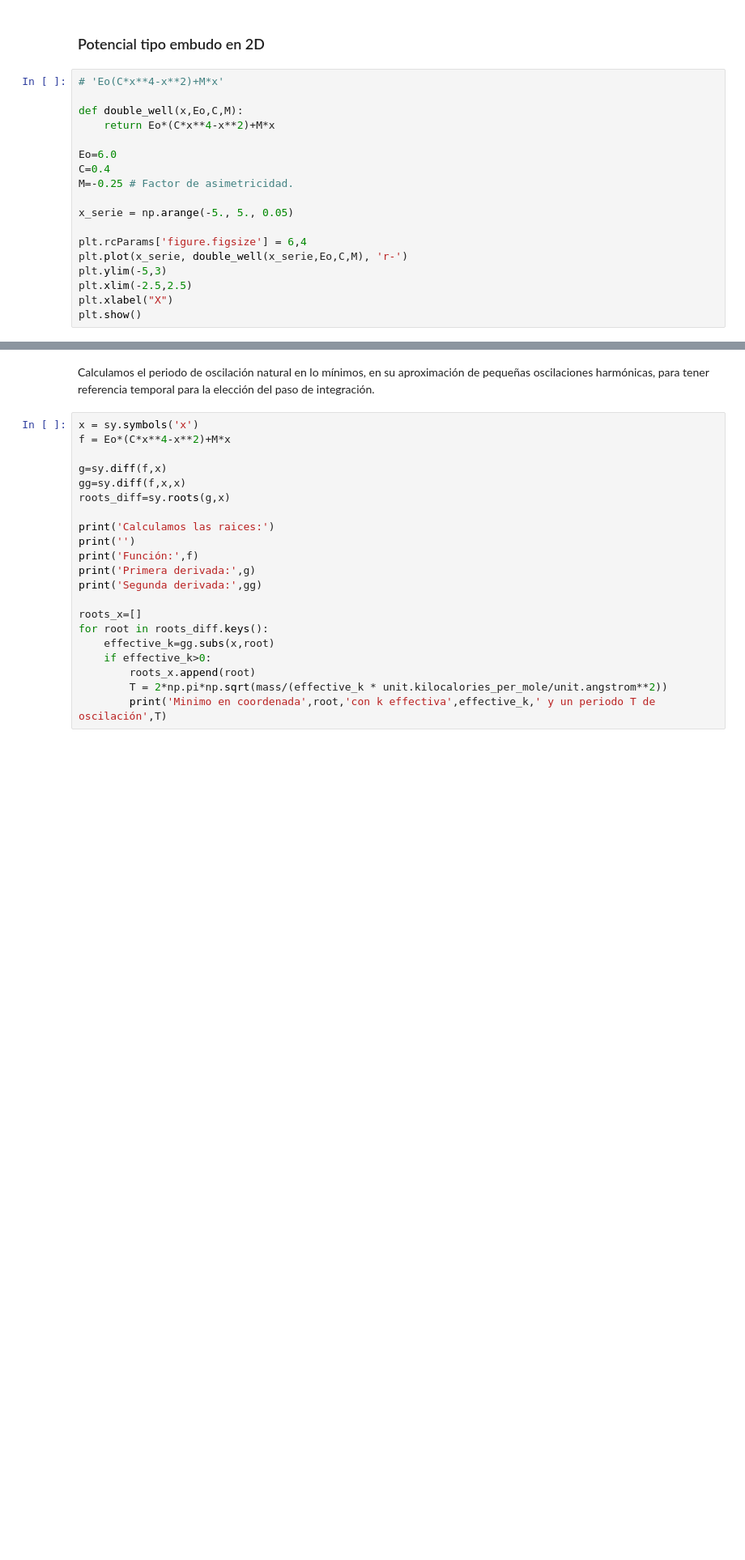
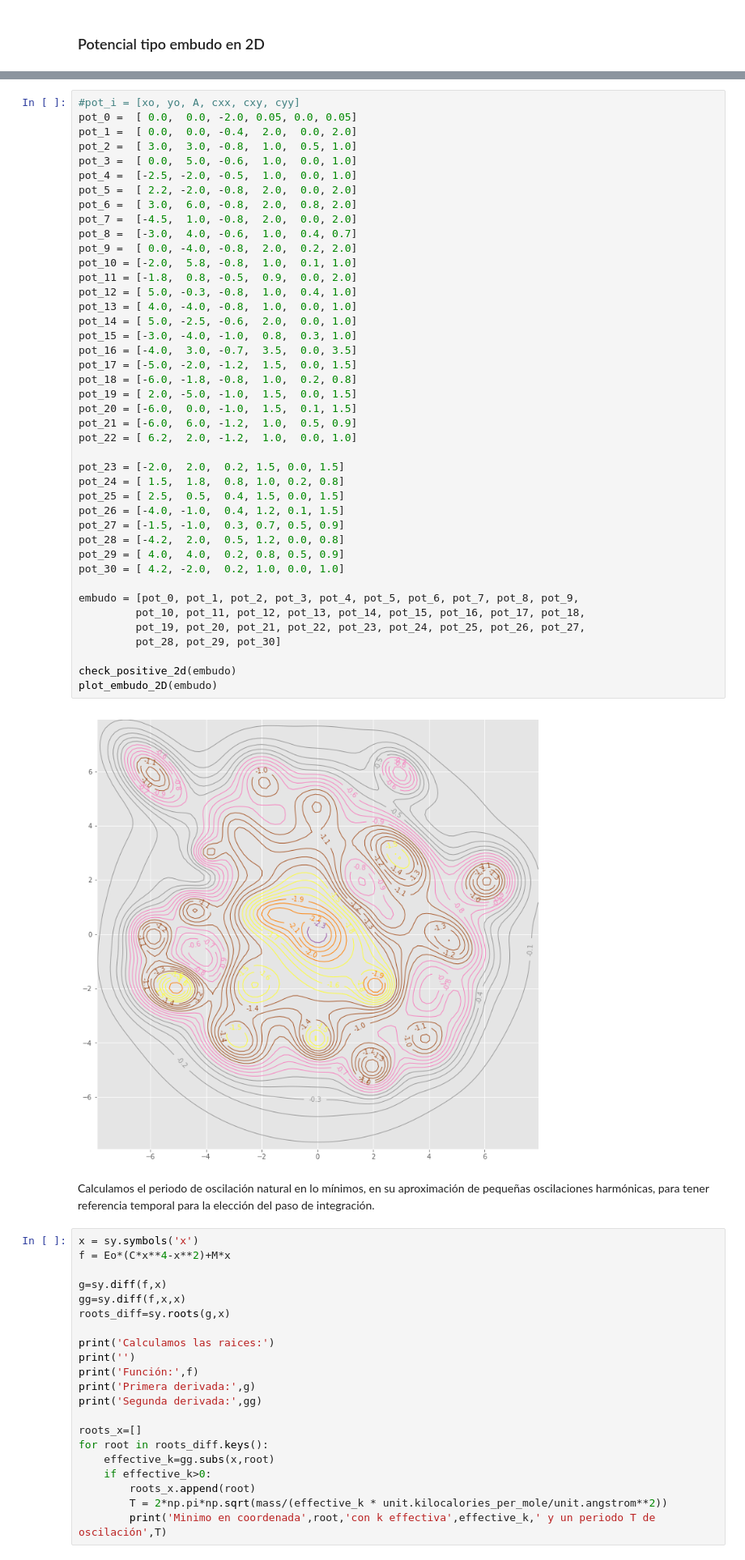
Before and after one commit to uibcdf/Academia, a Jupyter notebook: Dinámica_Molecular/Embudo_2D.ipynb, the cells around one changed output, grey strips where cells are left out. Shown at 81% size. Saved outputs shown, nothing was run; the diff lists cells and outputs as text; blank space fills up the shorter version.

Commit message:
primera estructura de Embudo_2D

```diff
--- a/Dinámica_Molecular/Embudo_2D.ipynb
+++ b/Dinámica_Molecular/Embudo_2D.ipynb
@@ -80,20 +50,2 @@ Minimo en coordenada 0 con k effectiva 100.000000000000  y un periodo T de oscil
 # %% [markdown]
 ### Potencial tipo embudo en 2D
-# %%
-# 'Eo(C*x**4-x**2)+M*x'
-
-def double_well(x,Eo,C,M):
-    return Eo*(C*x**4-x**2)+M*x
-
-Eo=6.0
-C=0.4
-M=-0.25 # Factor de asimetricidad.
-
-x_serie = np.arange(-5., 5., 0.05)
-
-plt.rcParams['figure.figsize'] = 6,4
-plt.plot(x_serie, double_well(x_serie,Eo,C,M), 'r-')
-plt.ylim(-5,3)
-plt.xlim(-2.5,2.5)
-plt.xlabel("X")
-plt.show()
@@ -100,3 +170,47 @@ plt.show()
+# %%
+#pot_i = [xo, yo, A, cxx, cxy, cyy]
+pot_0 =  [ 0.0,  0.0, -2.0, 0.05, 0.0, 0.05]
+pot_1 =  [ 0.0,  0.0, -0.4,  2.0,  0.0, 2.0]
+pot_2 =  [ 3.0,  3.0, -0.8,  1.0,  0.5, 1.0]
+pot_3 =  [ 0.0,  5.0, -0.6,  1.0,  0.0, 1.0]
+pot_4 =  [-2.5, -2.0, -0.5,  1.0,  0.0, 1.0]
+pot_5 =  [ 2.2, -2.0, -0.8,  2.0,  0.0, 2.0]
+pot_6 =  [ 3.0,  6.0, -0.8,  2.0,  0.8, 2.0]
+pot_7 =  [-4.5,  1.0, -0.8,  2.0,  0.0, 2.0]
+pot_8 =  [-3.0,  4.0, -0.6,  1.0,  0.4, 0.7]
+pot_9 =  [ 0.0, -4.0, -0.8,  2.0,  0.2, 2.0]
+pot_10 = [-2.0,  5.8, -0.8,  1.0,  0.1, 1.0]
+pot_11 = [-1.8,  0.8, -0.5,  0.9,  0.0, 2.0]
+pot_12 = [ 5.0, -0.3, -0.8,  1.0,  0.4, 1.0]
+pot_13 = [ 4.0, -4.0, -0.8,  1.0,  0.0, 1.0]
+pot_14 = [ 5.0, -2.5, -0.6,  2.0,  0.0, 1.0]
+pot_15 = [-3.0, -4.0, -1.0,  0.8,  0.3, 1.0]
+pot_16 = [-4.0,  3.0, -0.7,  3.5,  0.0, 3.5]
+pot_17 = [-5.0, -2.0, -1.2,  1.5,  0.0, 1.5]
+pot_18 = [-6.0, -1.8, -0.8,  1.0,  0.2, 0.8]
+pot_19 = [ 2.0, -5.0, -1.0,  1.5,  0.0, 1.5]
+pot_20 = [-6.0,  0.0, -1.0,  1.5,  0.1, 1.5]
+pot_21 = [-6.0,  6.0, -1.2,  1.0,  0.5, 0.9]
+pot_22 = [ 6.2,  2.0, -1.2,  1.0,  0.0, 1.0]
+
+pot_23 = [-2.0,  2.0,  0.2, 1.5, 0.0, 1.5]
+pot_24 = [ 1.5,  1.8,  0.8, 1.0, 0.2, 0.8]
+pot_25 = [ 2.5,  0.5,  0.4, 1.5, 0.0, 1.5]
+pot_26 = [-4.0, -1.0,  0.4, 1.2, 0.1, 1.5]
+pot_27 = [-1.5, -1.0,  0.3, 0.7, 0.5, 0.9]
+pot_28 = [-4.2,  2.0,  0.5, 1.2, 0.0, 0.8]
+pot_29 = [ 4.0,  4.0,  0.2, 0.8, 0.5, 0.9]
+pot_30 = [ 4.2, -2.0,  0.2, 1.0, 0.0, 1.0]
+
+embudo = [pot_0, pot_1, pot_2, pot_3, pot_4, pot_5, pot_6, pot_7, pot_8, pot_9,
+         pot_10, pot_11, pot_12, pot_13, pot_14, pot_15, pot_16, pot_17, pot_18,
+         pot_19, pot_20, pot_21, pot_22, pot_23, pot_24, pot_25, pot_26, pot_27,
+         pot_28, pot_29, pot_30]
+
+check_positive_2d(embudo)
+plot_embudo_2D(embudo)
+# %% [output]
+[figure, added]
 # %% [markdown]
 Calculamos el periodo de oscilación natural en lo mínimos, en su aproximación de pequeñas oscilaciones harmónicas, para tener referencia temporal para la elección del paso de integración.
 # %%
```
Also changed, not shown: parts of 6 cells of this notebook, 2 other files.
